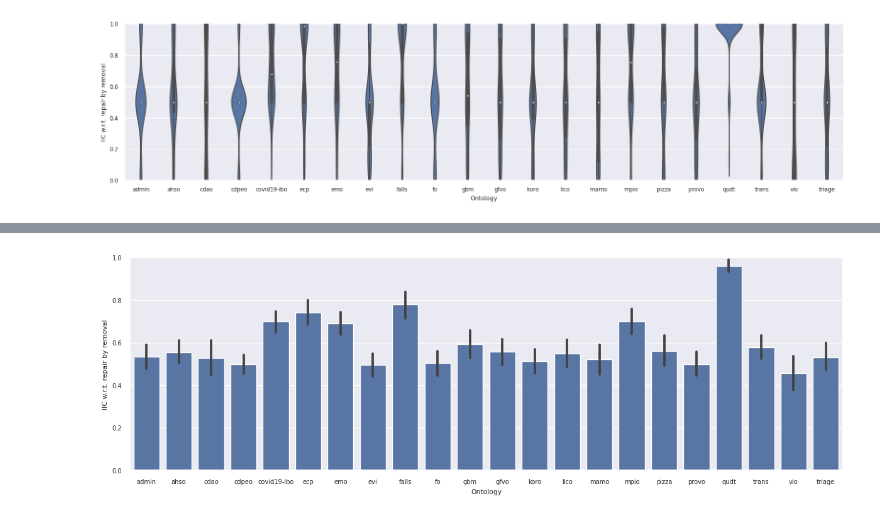
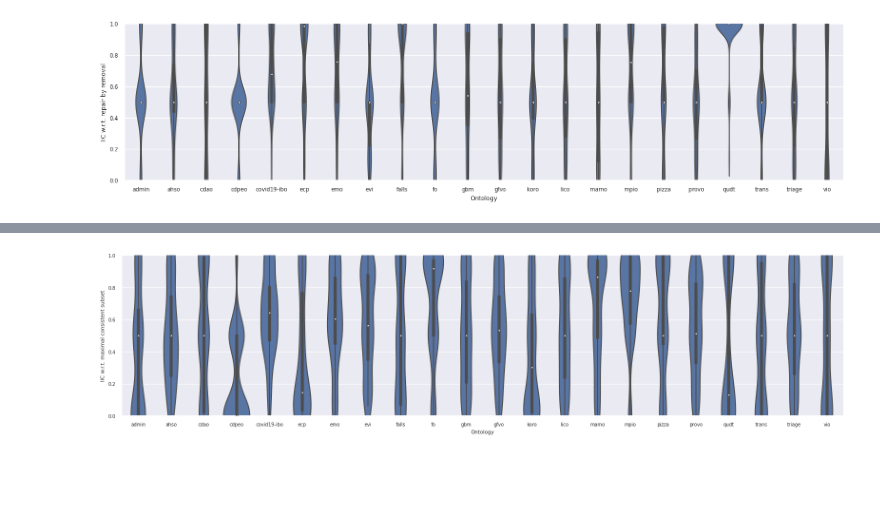
Before and after one commit to rolandbernard/paper-axiom-weakening, a Jupyter notebook: experiments/scripts/explore.ipynb, the cells around one changed output, grey strips where cells are left out. Cells and saved outputs as stored; diff of their text form; code cells hidden in the pictures; blank space fills up the shorter version.

Commit message:
Updated the figures

```diff
--- a/experiments/scripts/explore.ipynb
+++ b/experiments/scripts/explore.ipynb
@@ -41,8 +42,10 @@ memory usage: 250.9+ KB
 | max | 3131.000000 | 143.000000 | 282936.000000 | 112949.000000 | 1.000000 | 1.000000 | 13386.000000 | 13822.000000 | 13591.000000 |
 # %%
 repair_data['Ontology'] = repair_data['ontology']
-repair_data['Has failed'] = repair_data['failed'].map({True: 'Yes', False: 'No'})
-repair_data['Has failed weakening'] = repair_data['failed_repair'].map({True: 'Yes', False: 'No'})
+repair_data['Has failed'] = repair_data['failed'].map(
+    {True: 'Yes', False: 'No'})
+repair_data['Has failed weakening'] = repair_data['failed_repair'].map(
+    {True: 'Yes', False: 'No'})
 repair_data['Weakening steps'] = repair_data['steps']
 repair_data['Repair time [ms]'] = repair_data['time']
 repair_data['Reasoner calls'] = repair_data['calls']
@@ -95,7 +130,9 @@ plt.savefig('../../figures/iic-remove-ontology-violin.png', dpi=400)
 # %%
 sns.set(font_scale=0.65)
-sns.catplot(data=repair_data, kind='bar', x='Ontology', y='IIC w.r.t. repair by removal', height=4, aspect=3, color='b')
+order = np.unique(repair_data['Ontology'])
+sns.catplot(data=repair_data, kind='violin', x='Ontology',
+            y='IIC w.r.t. maximal consistent subset', height=4, aspect=4, color='b', order=order)
 plt.ylim((0, 1))
-plt.savefig('../../figures/iic-remove-ontology-bar.png', dpi=400)
+plt.savefig('../../figures/iic-mcs-ontology-violin.png', dpi=400)
 # %% [output]
-[figure, old version]
+[figure, new version]
```
Also changed, not shown: parts of 16 cells of this notebook, 10 other files.
